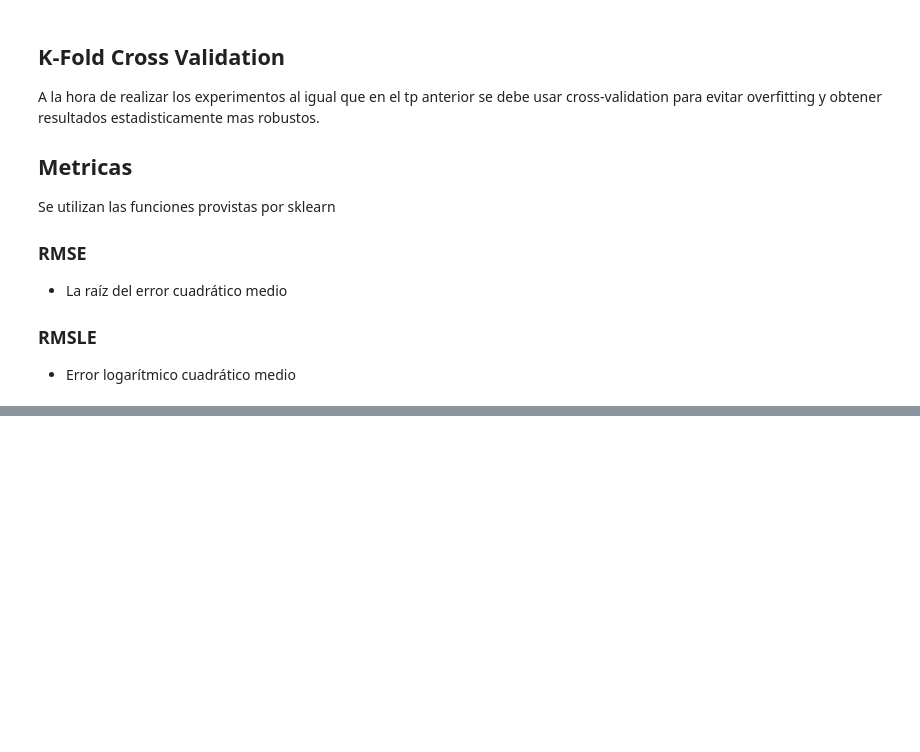
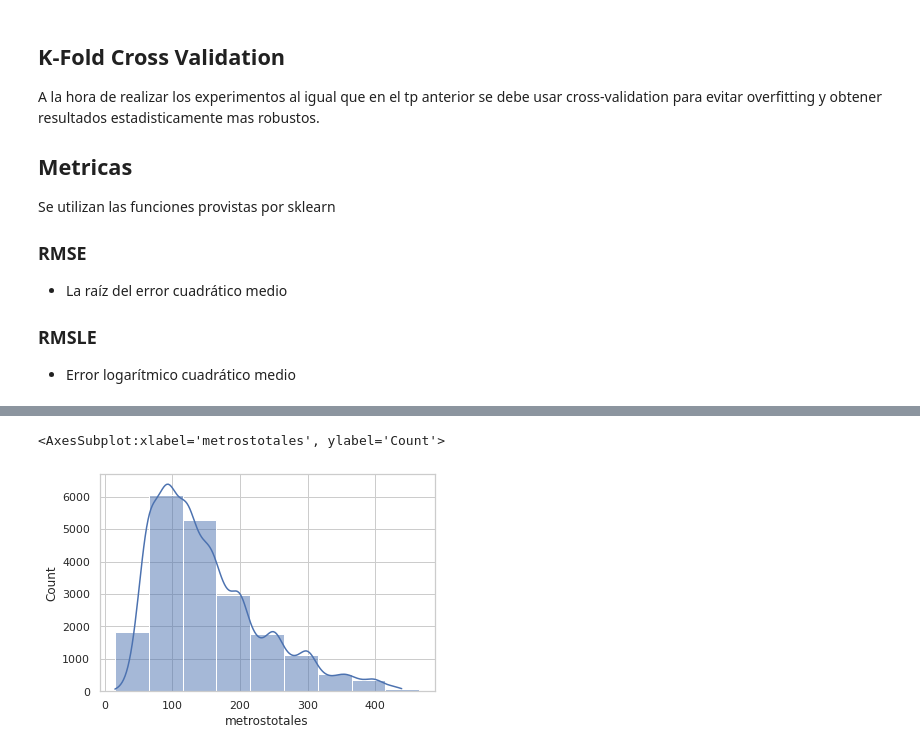
Before and after one commit to davidvenegasr/TP3-MetNum, a Jupyter notebook: notebooks/tp3.ipynb, the cells around one changed output, grey strips where cells are left out. Saved outputs shown, nothing was run; the diff lists cells and outputs as text; code cells hidden in the pictures; blank space fills up the shorter version.

```diff
--- a/notebooks/tp3.ipynb
+++ b/notebooks/tp3.ipynb
@@ -134,0 +201,3 @@ SyntaxError: invalid syntax (<ipython-input-21-fd95a1d9395e>, line 7)
+# %%
+sns.set_theme(style="whitegrid")
+train.describe()
@@ -134,0 +214,5 @@ SyntaxError: invalid syntax (<ipython-input-21-fd95a1d9395e>, line 7)
+# %%
+sns.histplot(data=train, x="metrostotales",binwidth=50,kde=True)
+# %% [output]
+<AxesSubplot:xlabel='metrostotales', ylabel='Count'>
+[figure, added]
```
Also changed, not shown: parts of 13 cells of this notebook.
